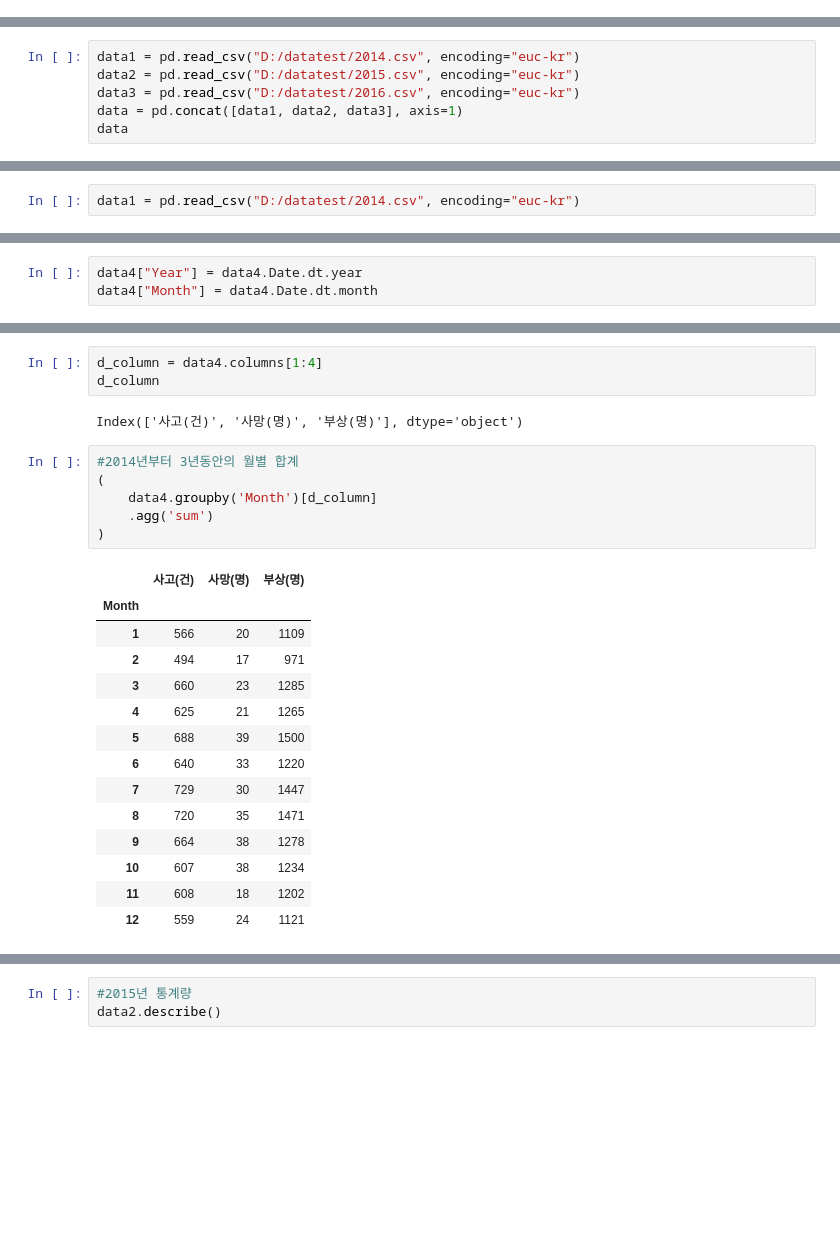
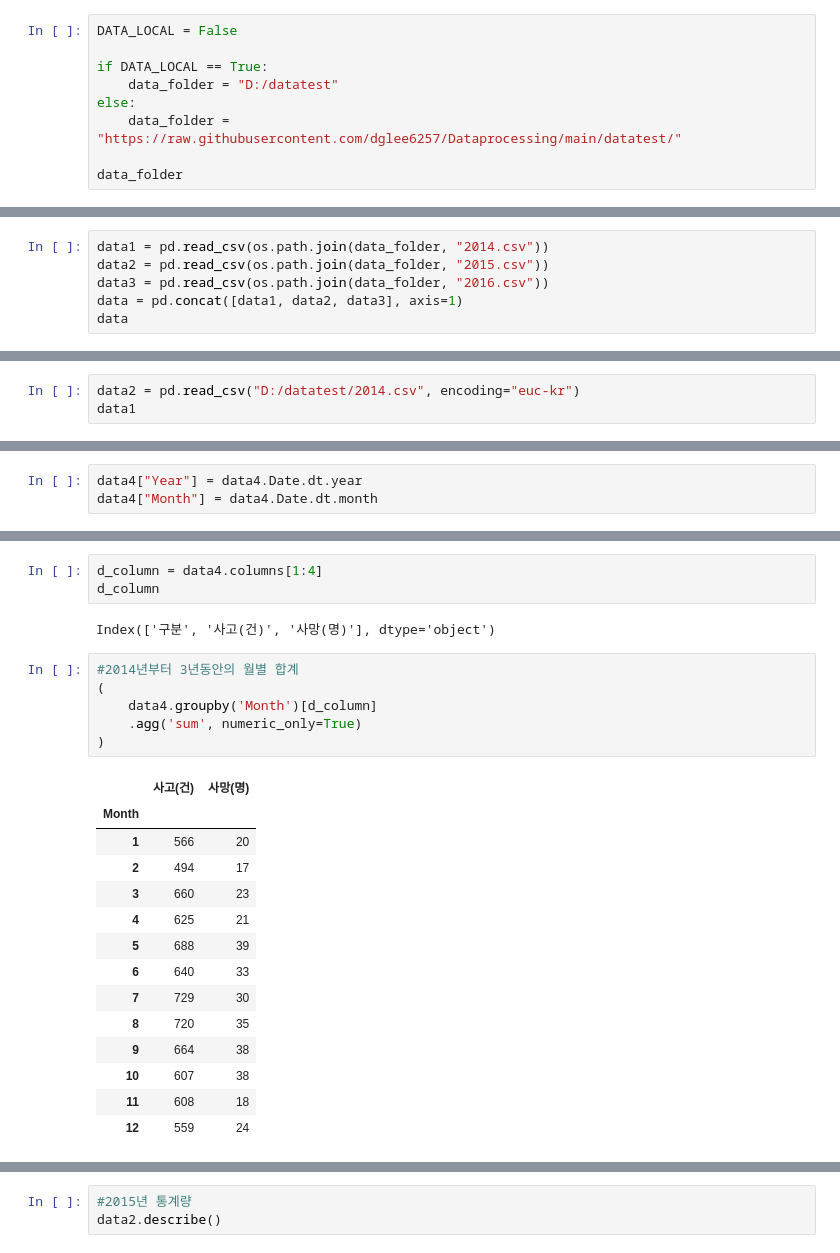
Before and after one commit to dglee6257/Dataprocessing, a Jupyter notebook: 졸음운전데이터분석.ipynb, the cells around one changed output, grey strips where cells are left out. Cells and saved outputs as stored; diff of their text form; blank space fills up the shorter version.

```diff
--- a/졸음운전데이터분석.ipynb
+++ b/졸음운전데이터분석.ipynb
@@ -0,0 +1,9 @@
+# %%
+DATA_LOCAL = False
+
+if DATA_LOCAL == True:
+    data_folder = "D:/datatest"
+else:
+    data_folder = "https://raw.githubusercontent.com/dglee6257/Dataprocessing/main/datatest/"
+
+data_folder
@@ -233,9 +245,9 @@ scores
 | 8 | 9 | 1 | 81 | 72 | 75 | 228 | 76.000000 |
 | 9 | 10 | 4 | 95 | 92 | 72 | 259 | 86.333333 |
 # %%
-data1 = pd.read_csv("D:/datatest/2014.csv", encoding="euc-kr")
-data2 = pd.read_csv("D:/datatest/2015.csv", encoding="euc-kr")
-data3 = pd.read_csv("D:/datatest/2016.csv", encoding="euc-kr")
+data1 = pd.read_csv(os.path.join(data_folder, "2014.csv"))
+data2 = pd.read_csv(os.path.join(data_folder, "2015.csv"))
+data3 = pd.read_csv(os.path.join(data_folder, "2016.csv"))
 data = pd.concat([data1, data2, data3], axis=1)
 data
 # %% [output]
@@ -255,2 +267,3 @@ data
 # %%
-data1 = pd.read_csv("D:/datatest/2014.csv", encoding="euc-kr")
+data2 = pd.read_csv("D:/datatest/2014.csv", encoding="euc-kr")
+data1
@@ -426,28 +437,28 @@ data4.describe()
 d_column = data4.columns[1:4]
 d_column
 # %% [output]
-Index(['사고(건)', '사망(명)', '부상(명)'], dtype='object')
+Index(['구분', '사고(건)', '사망(명)'], dtype='object')
 # %%
 #2014년부터 3년동안의 월별 합계
 (
     data4.groupby('Month')[d_column]
-    .agg('sum')
+    .agg('sum', numeric_only=True)
 )
 # %% [output]
-|  | 사고(건) | 사망(명) | 부상(명) |
-| Month |  |  |  |
-| 1 | 566 | 20 | 1109 |
-| 2 | 494 | 17 | 971 |
-| 3 | 660 | 23 | 1285 |
-| 4 | 625 | 21 | 1265 |
-| 5 | 688 | 39 | 1500 |
-| 6 | 640 | 33 | 1220 |
-| 7 | 729 | 30 | 1447 |
-| 8 | 720 | 35 | 1471 |
-| 9 | 664 | 38 | 1278 |
-| 10 | 607 | 38 | 1234 |
-| 11 | 608 | 18 | 1202 |
-| 12 | 559 | 24 | 1121 |
+|  | 사고(건) | 사망(명) |
+| Month |  |  |
+| 1 | 566 | 20 |
+| 2 | 494 | 17 |
+| 3 | 660 | 23 |
+| 4 | 625 | 21 |
+| 5 | 688 | 39 |
+| 6 | 640 | 33 |
+| 7 | 729 | 30 |
+| 8 | 720 | 35 |
+| 9 | 664 | 38 |
+| 10 | 607 | 38 |
+| 11 | 608 | 18 |
+| 12 | 559 | 24 |
 # %%
 #2014년부터 3년동안의 월별 평균
 (
```
Also changed, not shown: parts of 14 cells of this notebook, 1 other file.
